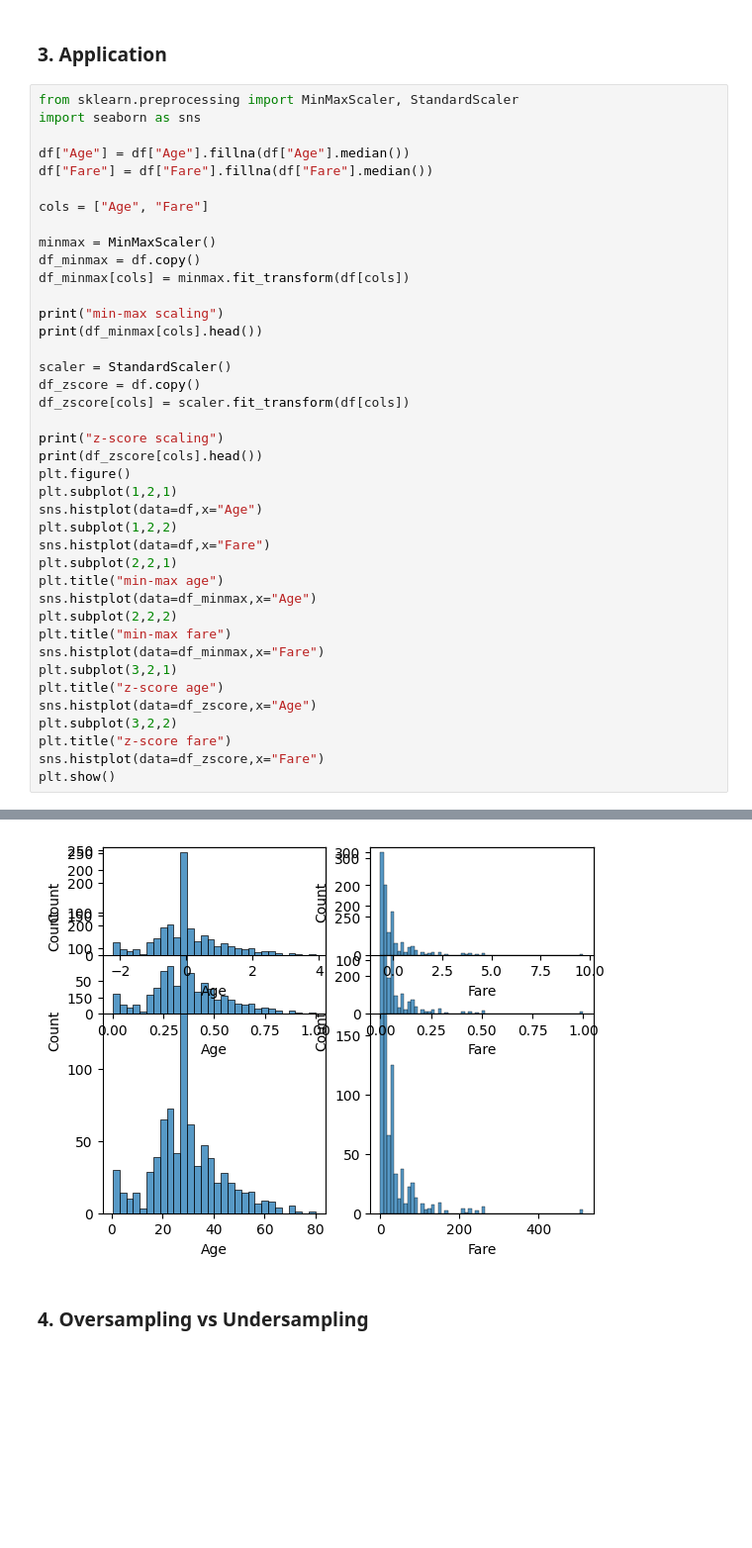
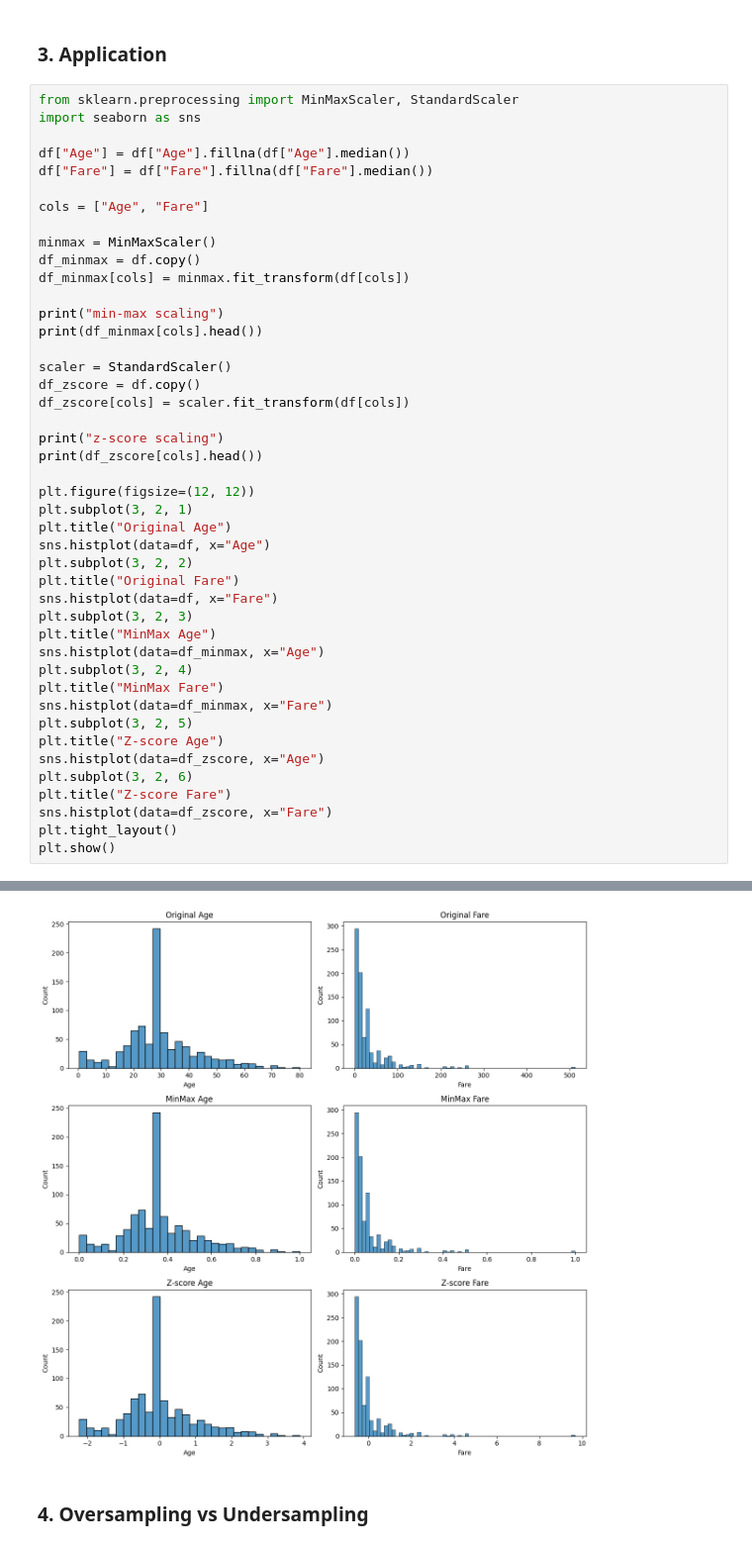
Before and after one commit to 4nglp/data_mining, a Jupyter notebook: tp_5/main.ipynb, the cells around one changed output, grey strips where cells are left out. Shown at 99% size. Saved outputs shown, nothing was run; the diff lists cells and outputs as text; blank space fills up the shorter version.

```diff
--- a/tp_5/main.ipynb
+++ b/tp_5/main.ipynb
@@ -41,51 +41,55 @@ cols = ["Age", "Fare"]
 
 minmax = MinMaxScaler()
 df_minmax = df.copy()
 df_minmax[cols] = minmax.fit_transform(df[cols])
 
 print("min-max scaling")
 print(df_minmax[cols].head())
 
 scaler = StandardScaler()
 df_zscore = df.copy()
 df_zscore[cols] = scaler.fit_transform(df[cols])
 
 print("z-score scaling")
 print(df_zscore[cols].head())
-plt.figure()
-plt.subplot(1,2,1)
-sns.histplot(data=df,x="Age")
-plt.subplot(1,2,2)
-sns.histplot(data=df,x="Fare")
-plt.subplot(2,2,1)
-plt.title("min-max age")
-sns.histplot(data=df_minmax,x="Age")
-plt.subplot(2,2,2)
-plt.title("min-max fare")
-sns.histplot(data=df_minmax,x="Fare")
-plt.subplot(3,2,1)
-plt.title("z-score age")
-sns.histplot(data=df_zscore,x="Age")
-plt.subplot(3,2,2)
-plt.title("z-score fare")
-sns.histplot(data=df_zscore,x="Fare")
+
+plt.figure(figsize=(12, 12))
+plt.subplot(3, 2, 1)
+plt.title("Original Age")
+sns.histplot(data=df, x="Age")
+plt.subplot(3, 2, 2)
+plt.title("Original Fare")
+sns.histplot(data=df, x="Fare")
+plt.subplot(3, 2, 3)
+plt.title("MinMax Age")
+sns.histplot(data=df_minmax, x="Age")
+plt.subplot(3, 2, 4)
+plt.title("MinMax Fare")
+sns.histplot(data=df_minmax, x="Fare")
+plt.subplot(3, 2, 5)
+plt.title("Z-score Age")
+sns.histplot(data=df_zscore, x="Age")
+plt.subplot(3, 2, 6)
+plt.title("Z-score Fare")
+sns.histplot(data=df_zscore, x="Fare")
+plt.tight_layout()
 plt.show()
 # %% [output]
 min-max scaling
         Age      Fare
 0  0.271174  0.014151
 1  0.472229  0.139136
 2  0.321438  0.015469
 3  0.434531  0.103644
 4  0.434531  0.015713
 z-score scaling
         Age      Fare
 0 -0.565736 -0.502445
 1  0.663861  0.786845
 2 -0.258337 -0.488854
 3  0.433312  0.420730
 4  0.433312 -0.486337
-[figure, old version]
+[figure, new version]
 # %% [markdown]
 ### 4. Oversampling vs Undersampling
 # %% [markdown]
```
Also changed, not shown: parts of 2 cells of this notebook.
